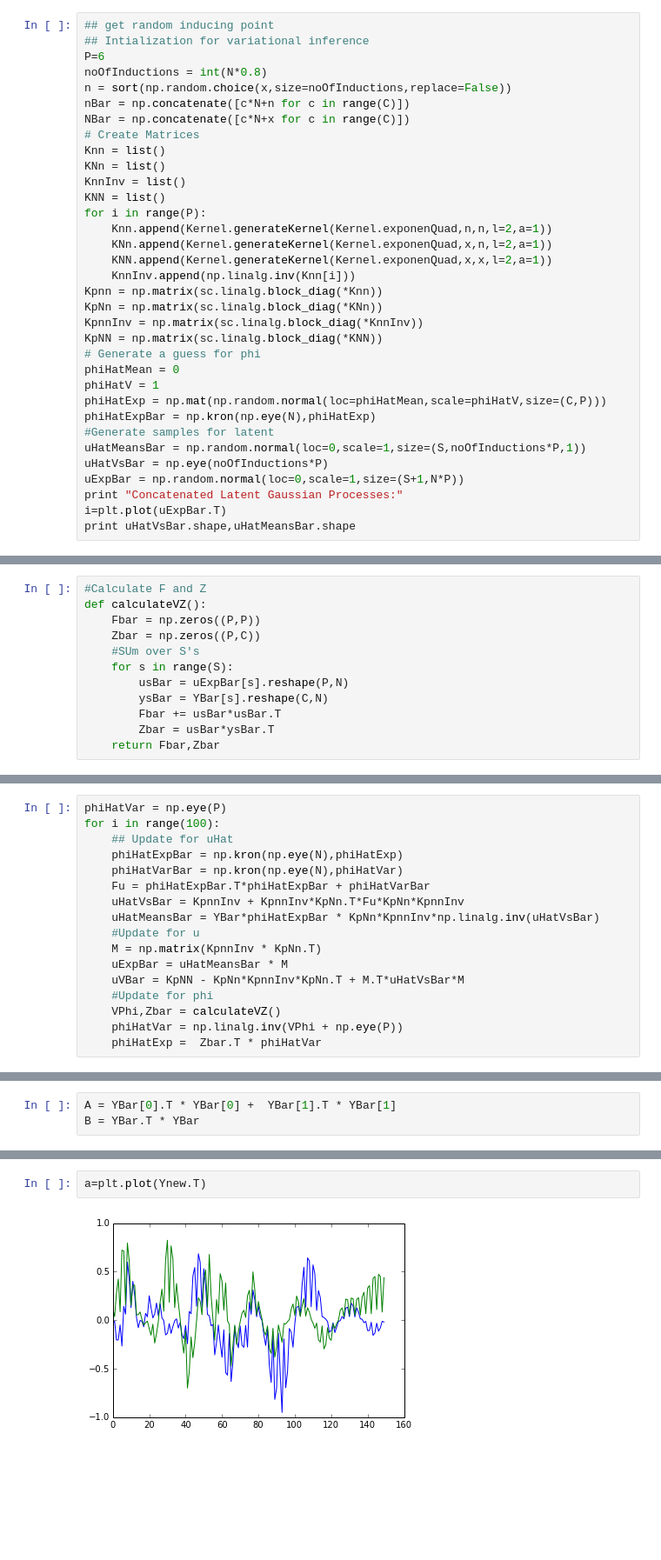
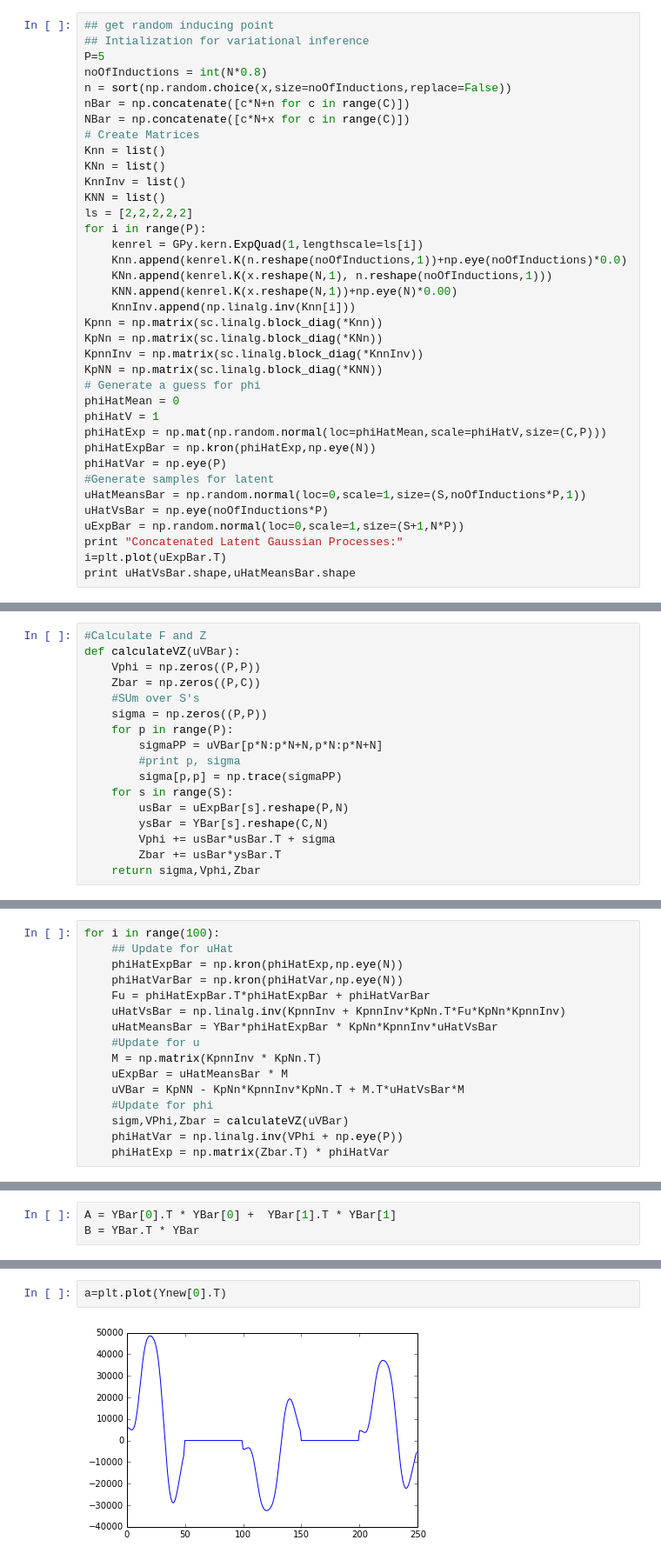
Before and after one commit to sudhNau/Baysian, a Jupyter notebook: SLFM Multi.ipynb, the cells around one changed output, grey strips where cells are left out. Shown at 87% size. Cells and saved outputs as stored; diff of their text form; blank space fills up the shorter version.

```diff
--- a/SLFM Multi.ipynb
+++ b/SLFM Multi.ipynb
@@ -132,7 +153,7 @@ Generated Data:
 # %%
 ## get random inducing point
 ## Intialization for variational inference
-P=6
+P=5
 noOfInductions = int(N*0.8)
 n = sort(np.random.choice(x,size=noOfInductions,replace=False))
 nBar = np.concatenate([c*N+n for c in range(C)])
@@ -142,10 +163,12 @@ Knn = list()
 KNn = list()
 KnnInv = list()
 KNN = list()
+ls = [2,2,2,2,2]
 for i in range(P):
-    Knn.append(Kernel.generateKernel(Kernel.exponenQuad,n,n,l=2,a=1))
-    KNn.append(Kernel.generateKernel(Kernel.exponenQuad,x,n,l=2,a=1))
-    KNN.append(Kernel.generateKernel(Kernel.exponenQuad,x,x,l=2,a=1))
+    kenrel = GPy.kern.ExpQuad(1,lengthscale=ls[i])
+    Knn.append(kenrel.K(n.reshape(noOfInductions,1))+np.eye(noOfInductions)*0.0)
+    KNn.append(kenrel.K(x.reshape(N,1), n.reshape(noOfInductions,1)))
+    KNN.append(kenrel.K(x.reshape(N,1))+np.eye(N)*0.00)
     KnnInv.append(np.linalg.inv(Knn[i]))
 Kpnn = np.matrix(sc.linalg.block_diag(*Knn))
 KpNn = np.matrix(sc.linalg.block_diag(*KNn))
@@ -155,7 +178,8 @@ KpNN = np.matrix(sc.linalg.block_diag(*KNN))
 phiHatMean = 0
 phiHatV = 1
 phiHatExp = np.mat(np.random.normal(loc=phiHatMean,scale=phiHatV,size=(C,P)))
-phiHatExpBar = np.kron(np.eye(N),phiHatExp)
+phiHatExpBar = np.kron(phiHatExp,np.eye(N))
+phiHatVar = np.eye(P)
 #Generate samples for latent
 uHatMeansBar = np.random.normal(loc=0,scale=1,size=(S,noOfInductions*P,1))
 uHatVsBar = np.eye(noOfInductions*P)
@@ -203,13 +227,18 @@ where
 $ cov(u_p|\hat{u}_p) = K_N - K_{Nn}K_{n}^{-1}K_{nN}$
 # %%
 #Calculate F and Z
-def calculateVZ():
-    Fbar = np.zeros((P,P))
+def calculateVZ(uVBar):
+    Vphi = np.zeros((P,P))
     Zbar = np.zeros((P,C))
     #SUm over S's
+    sigma = np.zeros((P,P))
+    for p in range(P):
+        sigmaPP = uVBar[p*N:p*N+N,p*N:p*N+N]
+        #print p, sigma
+        sigma[p,p] = np.trace(sigmaPP)
     for s in range(S):
         usBar = uExpBar[s].reshape(P,N)
         ysBar = YBar[s].reshape(C,N)
-        Fbar += usBar*usBar.T
-        Zbar = usBar*ysBar.T
-    return Fbar,Zbar
+        Vphi += usBar*usBar.T + sigma
+        Zbar += usBar*ysBar.T
+    return sigma,Vphi,Zbar
@@ -216,17 +270,16 @@ def calculateVZ():
 # %%
-phiHatVar = np.eye(P)
 for i in range(100):
     ## Update for uHat
-    phiHatExpBar = np.kron(np.eye(N),phiHatExp)
-    phiHatVarBar = np.kron(np.eye(N),phiHatVar)
+    phiHatExpBar = np.kron(phiHatExp,np.eye(N))
+    phiHatVarBar = np.kron(phiHatVar,np.eye(N))
     Fu = phiHatExpBar.T*phiHatExpBar + phiHatVarBar
-    uHatVsBar = KpnnInv + KpnnInv*KpNn.T*Fu*KpNn*KpnnInv
-    uHatMeansBar = YBar*phiHatExpBar * KpNn*KpnnInv*np.linalg.inv(uHatVsBar)
+    uHatVsBar = np.linalg.inv(KpnnInv + KpnnInv*KpNn.T*Fu*KpNn*KpnnInv)
+    uHatMeansBar = YBar*phiHatExpBar * KpNn*KpnnInv*uHatVsBar
     #Update for u
     M = np.matrix(KpnnInv * KpNn.T)
     uExpBar = uHatMeansBar * M
     uVBar = KpNN - KpNn*KpnnInv*KpNn.T + M.T*uHatVsBar*M
     #Update for phi
-    VPhi,Zbar = calculateVZ()
+    sigm,VPhi,Zbar = calculateVZ(uVBar)
     phiHatVar = np.linalg.inv(VPhi + np.eye(P))
-    phiHatExp =  Zbar.T * phiHatVar
+    phiHatExp = np.matrix(Zbar.T) * phiHatVar
@@ -285,4 +326,4 @@ a=plt.plot(YBar.T)
 # %%
-a=plt.plot(Ynew.T)
+a=plt.plot(Ynew[0].T)
 # %% [output]
-[figure, old version]
+[figure, new version]
```
Also changed, not shown: parts of 18 cells of this notebook.
